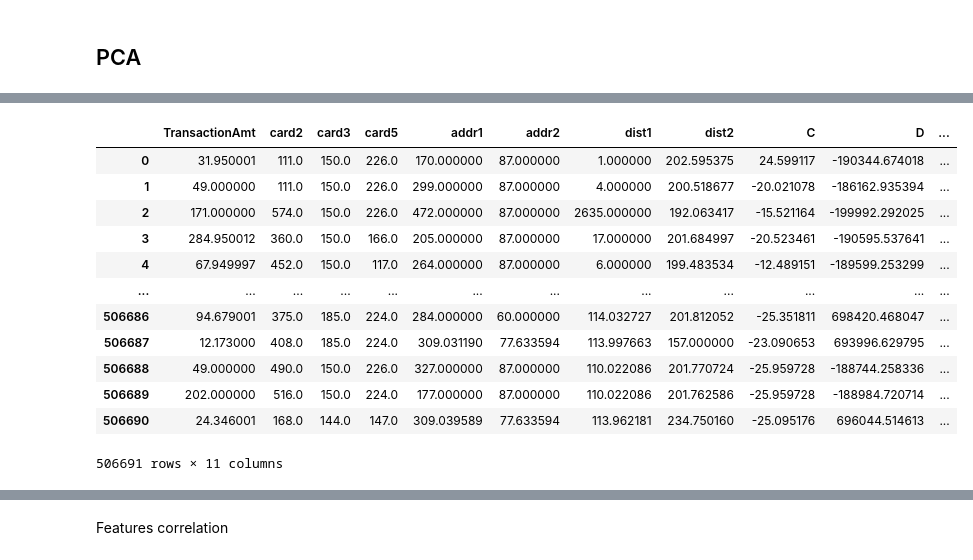
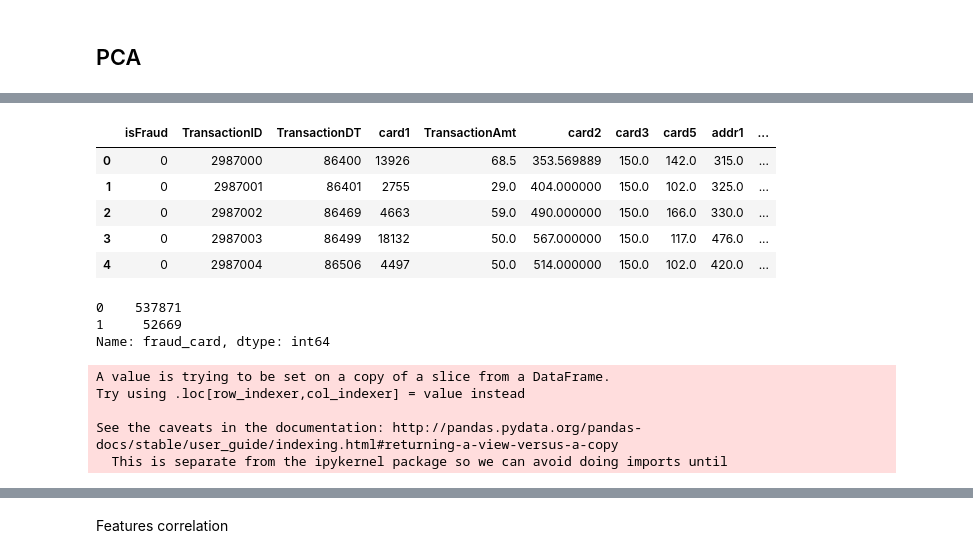
Before and after one commit to Vrushali-M/Fall_2019_ML_project, a Jupyter notebook: ml_project.ipynb, the cells around one changed output, grey strips where cells are left out. Cells and saved outputs as stored; diff of their text form; code cells hidden in the pictures.

```diff
--- a/ml_project.ipynb
+++ b/ml_project.ipynb
@@ -273,20 +380,27 @@ pComp_C = pca_C.fit_transform(temp_df.iloc[:, 8:22])
 # %%
 # PCA D1 to D15
-temp_df.iloc[:, 22:37]
+#df.iloc[:,26:41]
 pca_D = PCA(n_components=1)
-pComp_D = pca_D.fit_transform(temp_df.iloc[:, 23:])
+pComp_D = pca_D.fit_transform(df.iloc[:,26:41])
 # %%
 # PCA V1 to V339
-temp_df.iloc[:, 37:]
+#df.iloc[:,41:380]
 pca_V = PCA(n_components=1)
-pComp_V = pca_V.fit_transform(temp_df.iloc[:, 37:])
+pComp_V = pca_V.fit_transform(df.iloc[:,41:380])
+# %%
+# PCA M1 to M9
+#df.iloc[:,385:394]
+pca_M = PCA(n_components=1)
+pComp_M = pca_V.fit_transform(df.iloc[:,385:394])
 # %%
 pca_out_C = pd.DataFrame(data = pComp_C, columns = ['C'])
+pca_out_D = pd.DataFrame(data = pComp_D, columns = ['D'])
+pca_out_V = pd.DataFrame(data = pComp_V, columns = ['V'])
+pca_out_M = pd.DataFrame(data = pComp_M, columns = ['M'])
 
-pca_out_D = pd.DataFrame(data = pComp_D, columns = ['D'])
-
-pca_out_V = pd.DataFrame(data = pComp_V, columns = ['V'])
-
-print(pca_out_C.head(), pca_out_D.head(), pca_out_V.head())
+print(pca_out_C.head())
+print(pca_out_D.head())
+print(pca_out_M.head())
+print(pca_out_V.head())
 # %% [output]
            C
@@ -308,23 +423,40 @@ print(pca_out_C.head(), pca_out_D.head(), pca_out_V.head())
 # %%
 # a=pd.DataFrame(data = temp_df[:, 0:8])
 # a
 # pca_out_C.reset_index(drop=True, inplace=True)
 # #pca_out_D.reset_index(drop=True, inplace=True)
 # #pca_out_V.reset_index(drop=True, inplace=True)
 
-pca_df = pd.concat([temp_df.iloc[:, 0:8], pca_out_C, pca_out_D, pca_out_V], axis=1)
-pca_df
+pca_df = pd.concat([df.iloc[:, 0:12],df.iloc[:,380:385 ], df.iloc[:,394:], pca_out_C, pca_out_D, pca_out_V, pca_out_M], axis=1)
+pca_df["R_emaildomain"] = np.round((pca_df["R_emaildomain"]), 0)
+pca_df["P_emaildomain"] = np.round((pca_df["P_emaildomain"]), 0)
+pca_df["DeviceType"] = np.round((pca_df["DeviceType"]), 0)
+pca_df["DeviceInfo"] = np.round((pca_df["DeviceInfo"]), 0)
+
+pca_df["ProductCD"] = np.round((pca_df["ProductCD"]), 0)
+pca_df["card4"] = np.round((pca_df["card4"]), 0)
+pca_df["card6"] = np.round((pca_df["card6"]), 0)
+pca_df["M"] = np.round((pca_df["M"]), 0)
+
+pca_df.head()
 # %% [output]
-|  | TransactionAmt | card2 | card3 | card5 | addr1 | addr2 | dist1 | dist2 | C | D | ... |
-| 0 | 31.950001 | 111.0 | 150.0 | 226.0 | 170.000000 | 87.000000 | 1.000000 | 202.595375 | 24.599117 | -190344.674018 | ... |
-| 1 | 49.000000 | 111.0 | 150.0 | 226.0 | 299.000000 | 87.000000 | 4.000000 | 200.518677 | -20.021078 | -186162.935394 | ... |
-| 2 | 171.000000 | 574.0 | 150.0 | 226.0 | 472.000000 | 87.000000 | 2635.000000 | 192.063417 | -15.521164 | -199992.292025 | ... |
-| 3 | 284.950012 | 360.0 | 150.0 | 166.0 | 205.000000 | 87.000000 | 17.000000 | 201.684997 | -20.523461 | -190595.537641 | ... |
-| 4 | 67.949997 | 452.0 | 150.0 | 117.0 | 264.000000 | 87.000000 | 6.000000 | 199.483534 | -12.489151 | -189599.253299 | ... |
-| ... | ... | ... | ... | ... | ... | ... | ... | ... | ... | ... | ... |
-| 506686 | 94.679001 | 375.0 | 185.0 | 224.0 | 284.000000 | 60.000000 | 114.032727 | 201.812052 | -25.351811 | 698420.468047 | ... |
-| 506687 | 12.173000 | 408.0 | 185.0 | 224.0 | 309.031190 | 77.633594 | 113.997663 | 157.000000 | -23.090653 | 693996.629795 | ... |
-| 506688 | 49.000000 | 490.0 | 150.0 | 226.0 | 327.000000 | 87.000000 | 110.022086 | 201.770724 | -25.959728 | -188744.258336 | ... |
-| 506689 | 202.000000 | 516.0 | 150.0 | 224.0 | 177.000000 | 87.000000 | 110.022086 | 201.762586 | -25.959728 | -188984.720714 | ... |
-| 506690 | 24.346001 | 168.0 | 144.0 | 147.0 | 309.039589 | 77.633594 | 113.962181 | 234.750160 | -25.095176 | 696044.514613 | ... |
+|  | isFraud | TransactionID | TransactionDT | card1 | TransactionAmt | card2 | card3 | card5 | addr1 | ... |
+| 0 | 0 | 2987000 | 86400 | 13926 | 68.5 | 353.569889 | 150.0 | 142.0 | 315.0 | ... |
+| 1 | 0 | 2987001 | 86401 | 2755 | 29.0 | 404.000000 | 150.0 | 102.0 | 325.0 | ... |
+| 2 | 0 | 2987002 | 86469 | 4663 | 59.0 | 490.000000 | 150.0 | 166.0 | 330.0 | ... |
+| 3 | 0 | 2987003 | 86499 | 18132 | 50.0 | 567.000000 | 150.0 | 117.0 | 476.0 | ... |
+| 4 | 0 | 2987004 | 86506 | 4497 | 50.0 | 514.000000 | 150.0 | 102.0 | 420.0 | ... |
-506691 rows × 11 columns
+# %%
+pca_df["fraud_card"].value_counts()
+# %% [output]
+0    537871
+1     52669
+Name: fraud_card, dtype: int64
+# %%
+pca_df = downsize_numericals(pca_df)
+# %% [output]
+A value is trying to be set on a copy of a slice from a DataFrame.
+Try using .loc[row_indexer,col_indexer] = value instead
+
+See the caveats in the documentation: http://pandas.pydata.org/pandas-docs/stable/user_guide/indexing.html#returning-a-view-versus-a-copy
+  This is separate from the ipykernel package so we can avoid doing imports until
```
Also changed, not shown: parts of 86 cells of this notebook.
